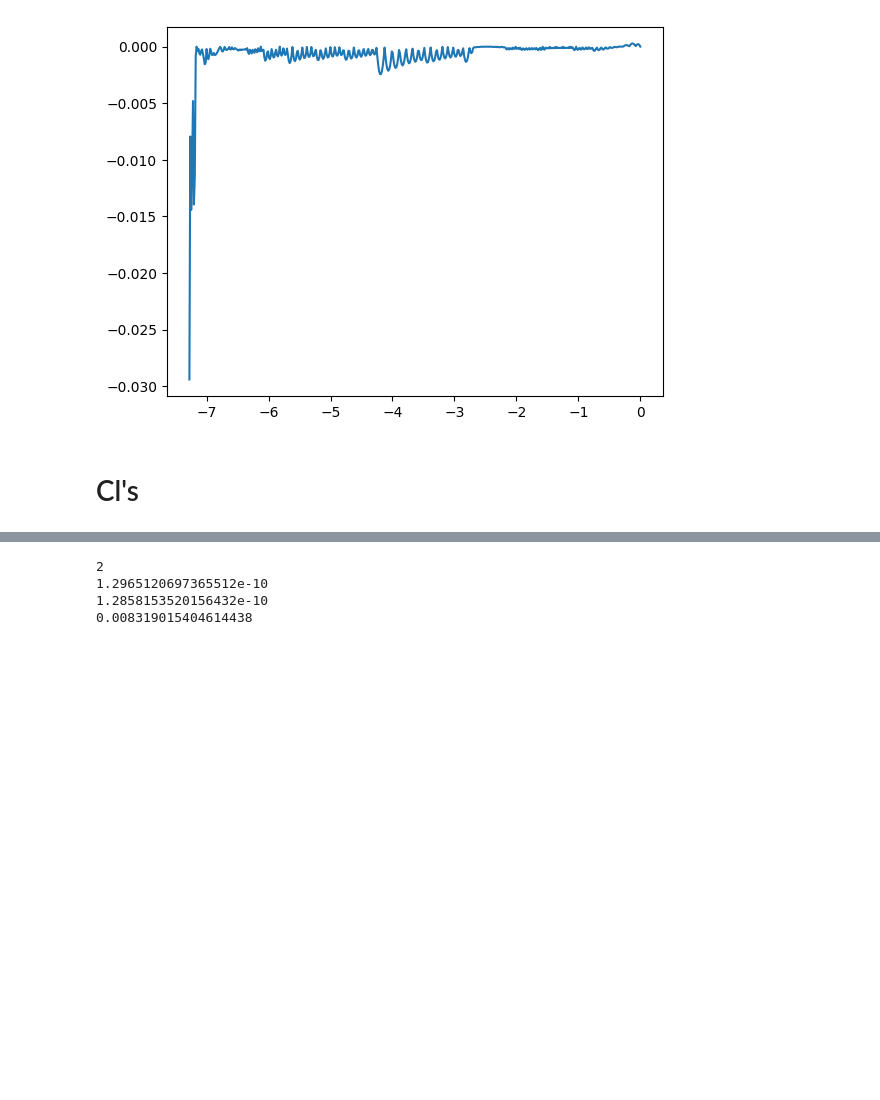
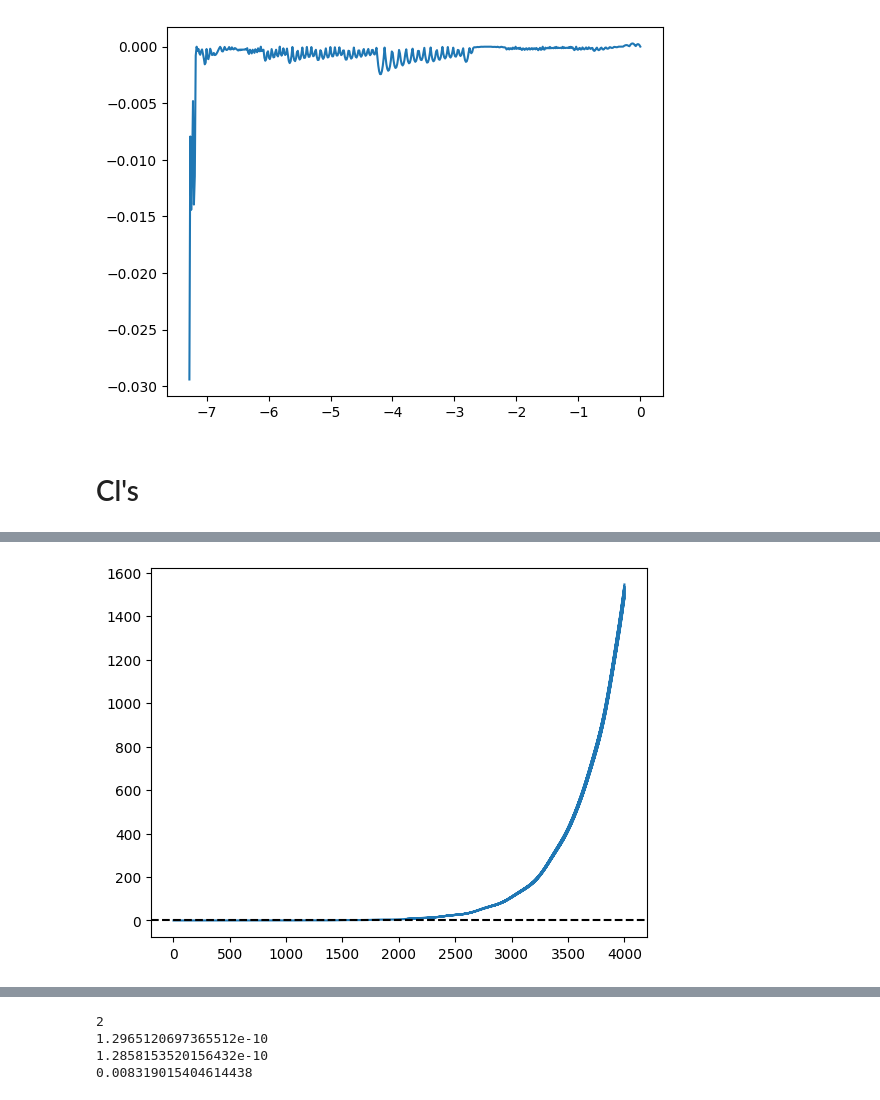
Before and after one commit to cgiovanetti/ABCMB-k, a Jupyter notebook: Module_Tests/spectrum_test.ipynb, the cells around one changed output, grey strips where cells are left out. Saved outputs shown, nothing was run; the diff lists cells and outputs as text; code cells hidden in the pictures; blank space fills up the shorter version.

```diff
--- a/Module_Tests/spectrum_test.ipynb
+++ b/Module_Tests/spectrum_test.ipynb
@@ -423,3 +446,7 @@ plt.show()
+# %%
+new_res = model.SS.get_Cl(PT, BG, params)
+new_tt = new_res[0]*full_l * (full_l+1)/2/jnp.pi
+new_ee = new_res[2]*full_l * (full_l+1)/2/jnp.pi
 # %%
 err = abs(abcmb_tt/class_tt[2:] - 1.)
 plt.plot(full_l, err)
@@ -432,3 +459,12 @@ plt.show()
+# %%
+err = abs(new_tt/class_tt[2:] - 1.)
+plt.plot(full_l, err)
+plt.axhline(0.01, ls="--", color="black")
+#plt.yscale("log")
+#plt.xscale("log")
+plt.show()
+# %% [output]
+[figure, added]
 # %%
 err = abs(abcmb_ee/class_ee[2:] - 1.)
 plt.plot(full_l, err)
```
Also changed, not shown: parts of 12 cells of this notebook, 50 other files.
